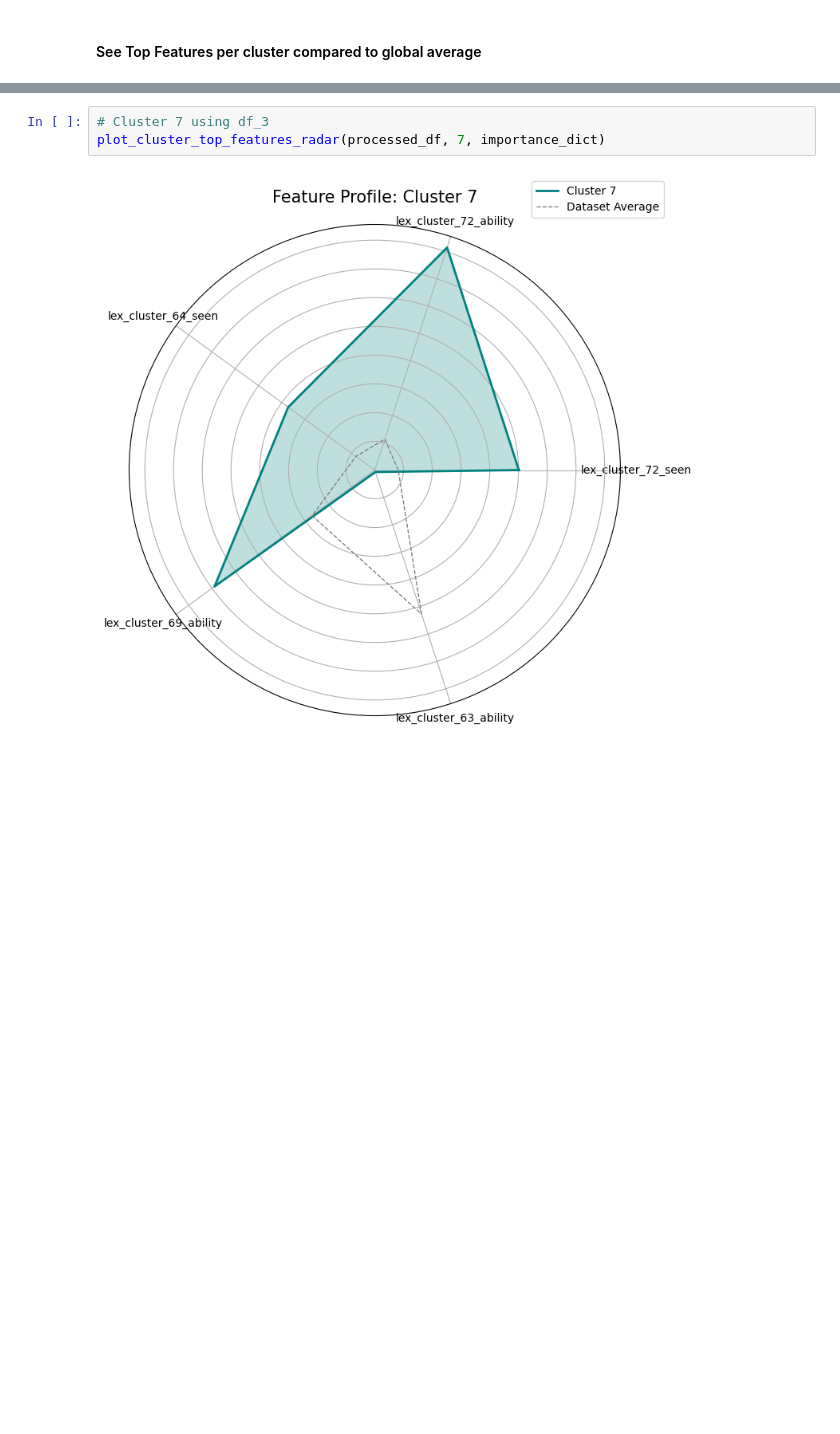
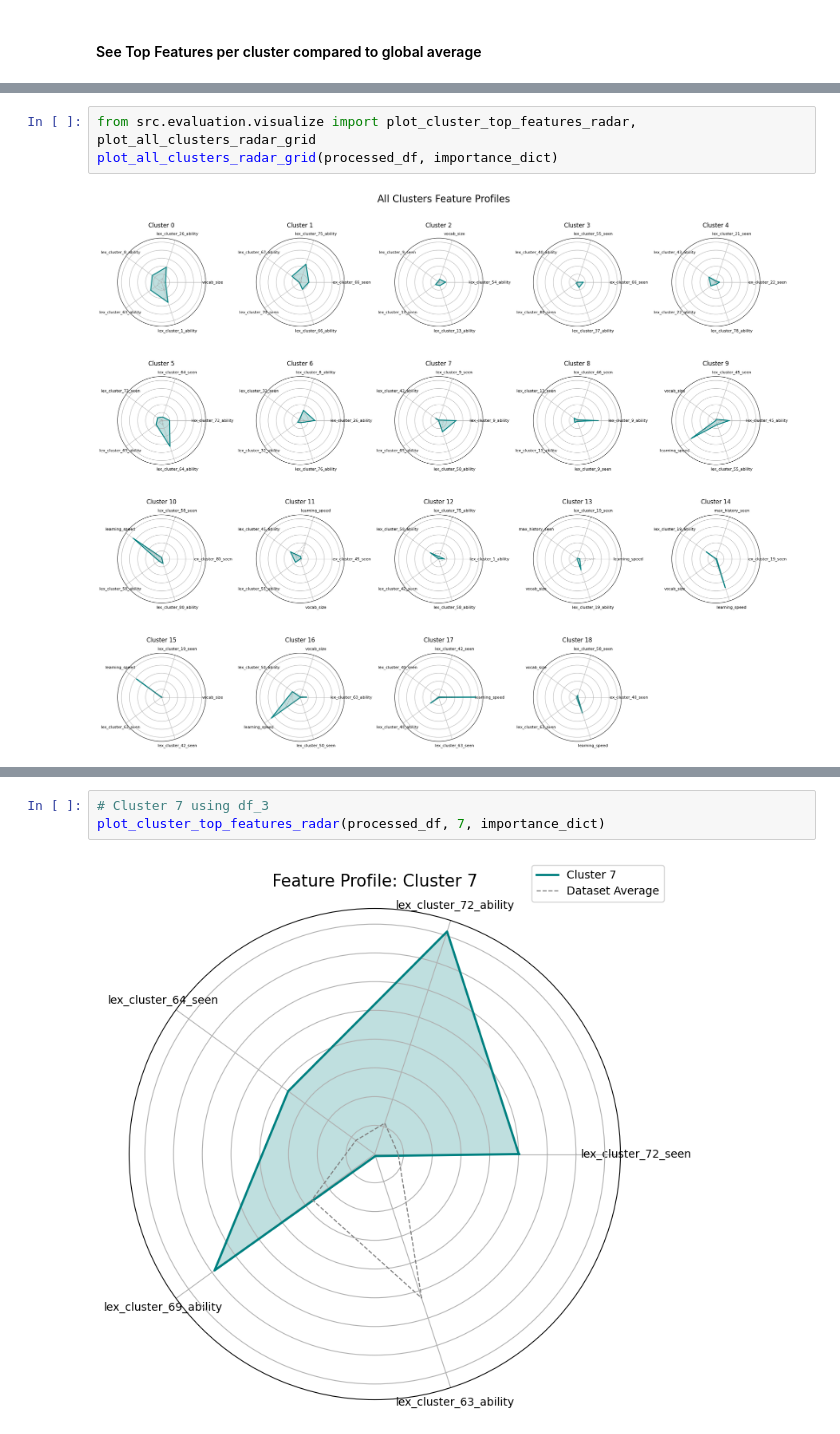
Before and after one commit to andrea-chong/KULDatathon2026, a Jupyter notebook: notebooks/HDBSCAN_user_cluster.ipynb, the cells around one changed output, grey strips where cells are left out. Cells and saved outputs as stored; diff of their text form; blank space fills up the shorter version.

```diff
--- a/notebooks/HDBSCAN_user_cluster.ipynb
+++ b/notebooks/HDBSCAN_user_cluster.ipynb
@@ -107 +152,6 @@ Saved results for svd512_ae128 to '../data/tmp/hdbscan/' folder.
+# %%
+from src.evaluation.visualize import plot_cluster_top_features_radar, plot_all_clusters_radar_grid
+plot_all_clusters_radar_grid(processed_df, importance_dict)
+# %% [output]
+[figure, added]
 # %%
```
Also changed, not shown: parts of 6 cells of this notebook, 1 other file.
